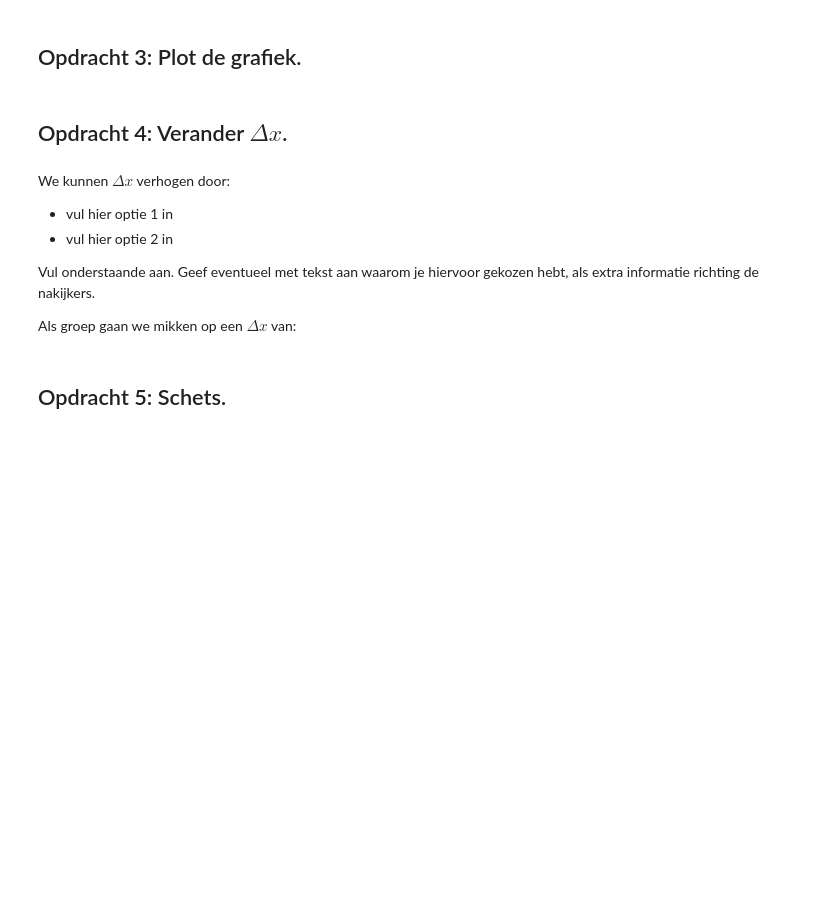
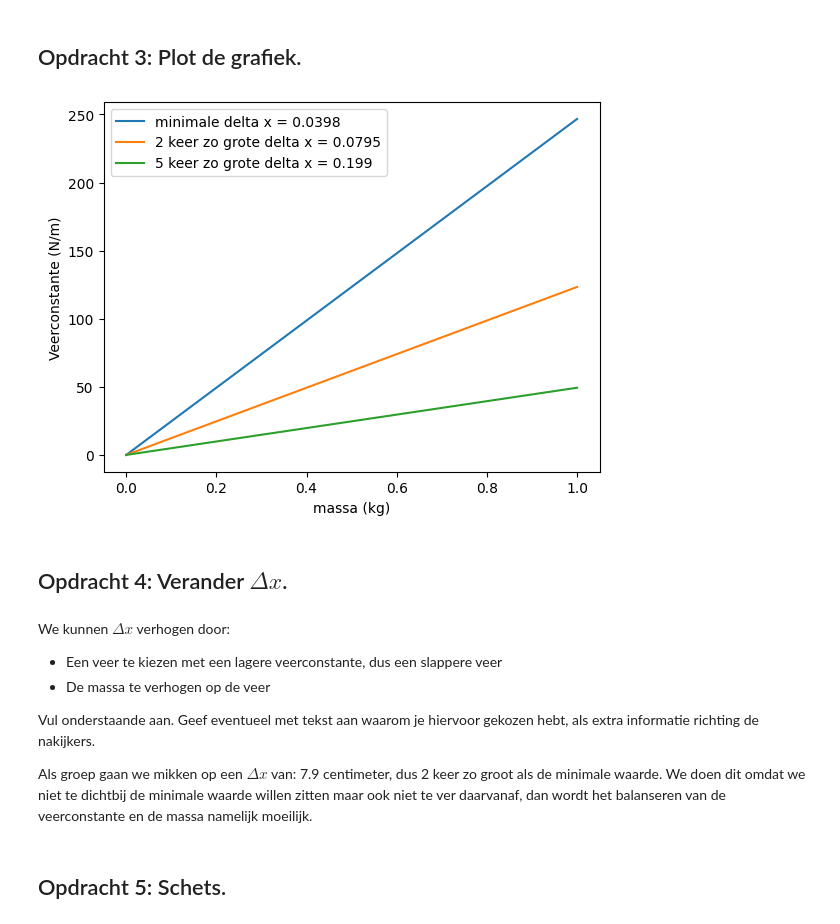
Before and after one commit to cs50202/opdrachten-DEF-D-, a Jupyter notebook: FysiekeOntwerpopdrachten/5MaakEenOpstellingTrillingsvrij/Ontwerpopdracht5MaakEenOpstellingTrillingsvrijInvulTemplate.ipynb, the cells around one changed output. Saved outputs shown, nothing was run; the diff lists cells and outputs as text; code cells hidden in the pictures; blank space fills up the shorter version.

```diff
--- a/FysiekeOntwerpopdrachten/5MaakEenOpstellingTrillingsvrij/Ontwerpopdracht5MaakEenOpstellingTrillingsvrijInvulTemplate.ipynb
+++ b/FysiekeOntwerpopdrachten/5MaakEenOpstellingTrillingsvrij/Ontwerpopdracht5MaakEenOpstellingTrillingsvrijInvulTemplate.ipynb
@@ -79,17 +79,34 @@ De delta x die we hebben berekend is een minimale eis. Als deze groter is, zal w
 # %%
 # Voeg hier je plot in. Lees goed de opdracht wat er in de grafiek moet staan!
 # Het is ook handig om je grafiek op te slaan, doe dat door met plt.savefig().
+
+def constante(m, deltax):
+    return (m*9.81)/deltax
+
+m = np.linspace(0, 1, 100)
+
+plt.figure()
+plt.plot(m, constante(m, delta_x_min), '-', label = f'minimale delta x = {delta_x_min:.3g}')
+plt.plot(m, constante(m, 2*delta_x_min), '-', label = f'2 keer zo grote delta x = {2*delta_x_min:.3g}')
+plt.plot(m, constante(m, 5*delta_x_min), '-', label = f'5 keer zo grote delta x = {5*delta_x_min:.3g}')
+plt.xlabel("massa (kg)")
+plt.ylabel("Veerconstante (N/m)")
+plt.legend()
+plt.savefig("deltax.png")
+plt.show()
+# %% [output]
+[figure, added]
 # %% [markdown]
 ## Opdracht 4: Verander $\Delta x$.
 # %% [markdown]
 We kunnen $\Delta x$ verhogen door:
 
-- vul hier optie 1 in
-- vul hier optie 2 in
+- Een veer te kiezen met een lagere veerconstante, dus een slappere veer
+- De massa te verhogen op de veer
 
 Vul onderstaande aan. Geef eventueel met tekst aan waarom je hiervoor gekozen hebt, als extra informatie richting de nakijkers.
 
-Als groep gaan we mikken op een $\Delta x$ van:
+Als groep gaan we mikken op een $\Delta x$ van: 7.9 centimeter, dus 2 keer zo groot als de minimale waarde. We doen dit omdat we niet te dichtbij de minimale waarde willen zitten maar ook niet te ver daarvanaf, dan wordt het balanseren van de veerconstante en de massa namelijk moeilijk.
 # %% [markdown]
 ## Opdracht 5: Schets.
 # %% [markdown]
```
Also changed, not shown: parts of 4 cells of this notebook, 4 other files.
